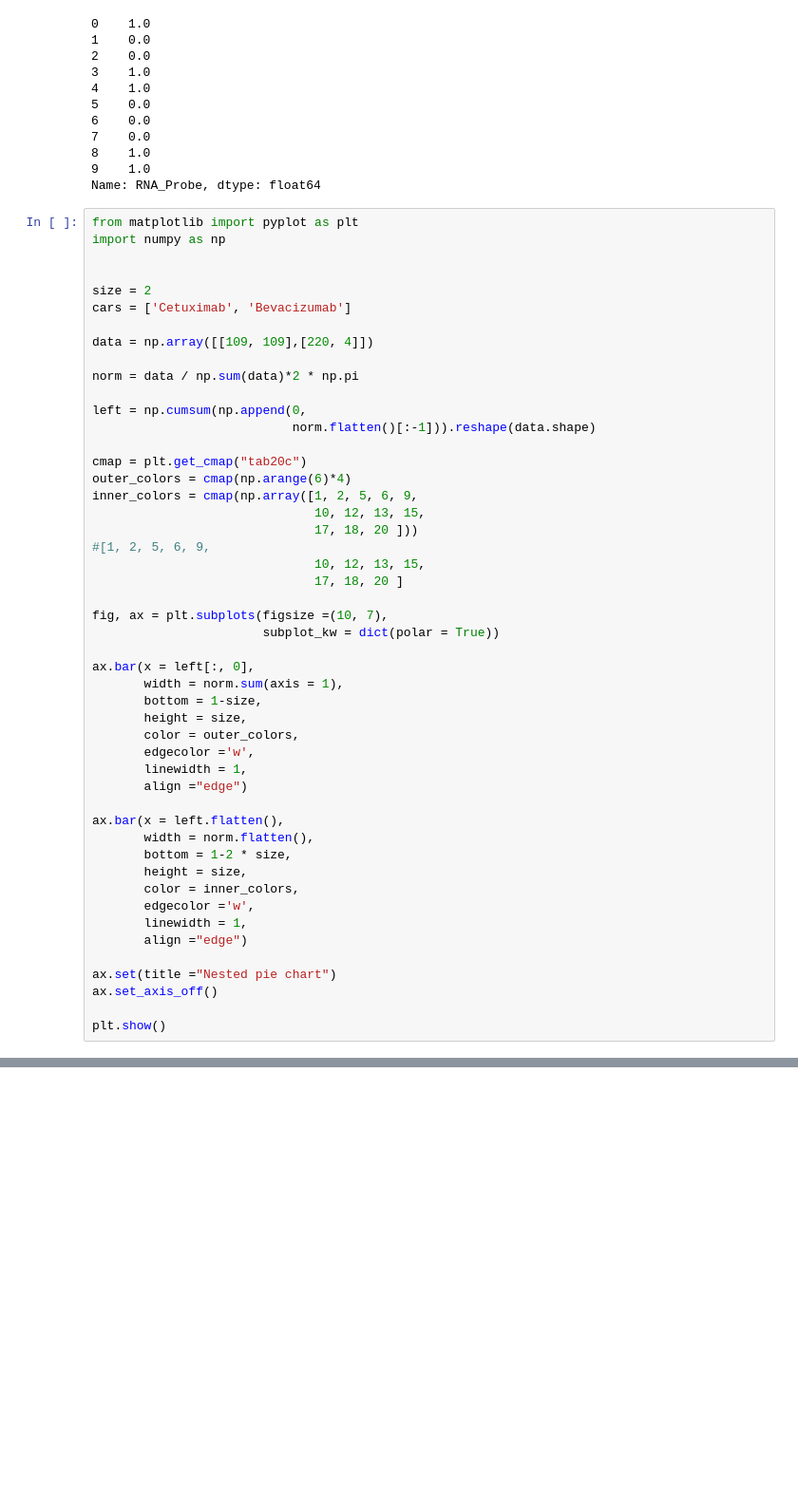
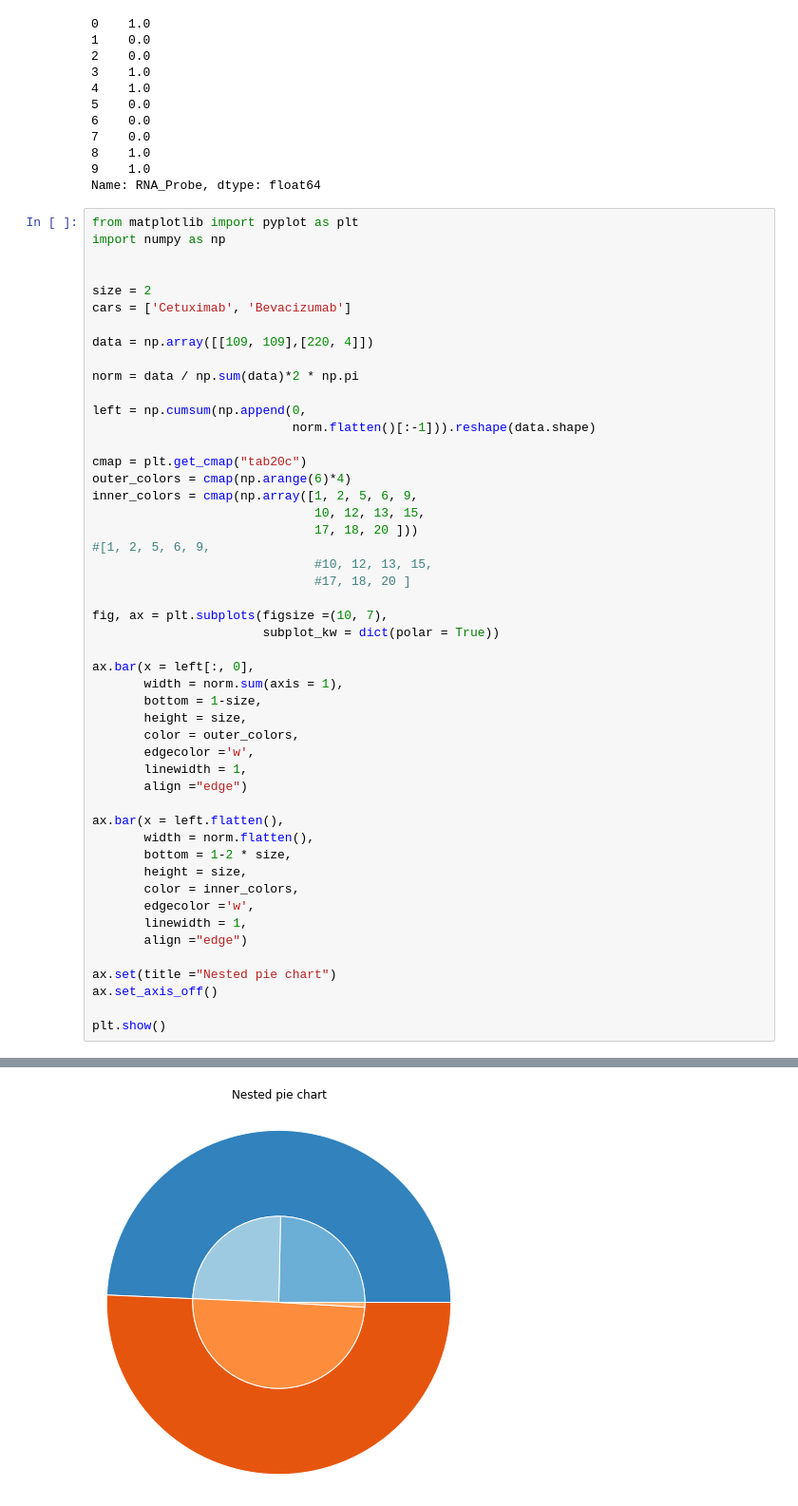
Before and after one commit to HeikeModest/Med_Data_Analysis, a Jupyter notebook: notebooks/read_data.ipynb, the cells around one changed output, grey strips where cells are left out. Shown at 95% size. Drawn from its saved outputs; the diff is of its cells as text; blank space fills up the shorter version.

```diff
--- a/notebooks/read_data.ipynb
+++ b/notebooks/read_data.ipynb
@@ -66,8 +101,8 @@ inner_colors = cmap(np.array([1, 2, 5, 6, 9,
                               10, 12, 13, 15,
                               17, 18, 20 ]))
 #[1, 2, 5, 6, 9,
-                              10, 12, 13, 15,
-                              17, 18, 20 ]
+                              #10, 12, 13, 15,
+                              #17, 18, 20 ]
 
 fig, ax = plt.subplots(figsize =(10, 7),
                        subplot_kw = dict(polar = True))
@@ -98,0 +133 @@ IndentationError: unindent does not match any outer indentation level (<tokenize
+[figure, added]
```
Also changed, not shown: parts of 5 cells of this notebook, 2 other files.
